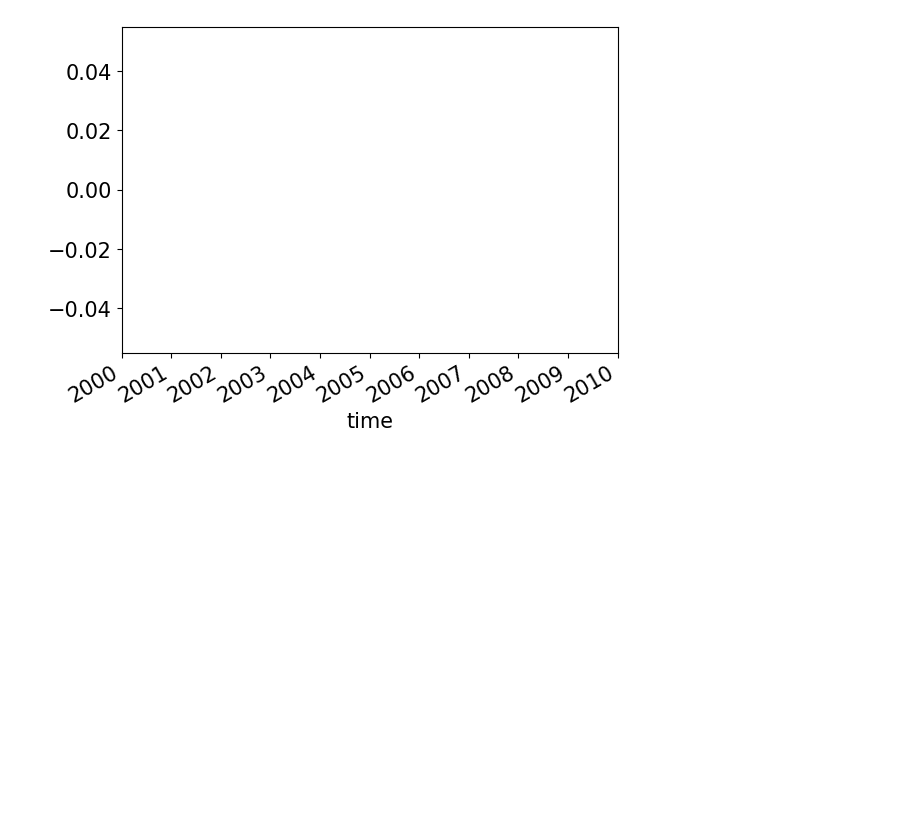
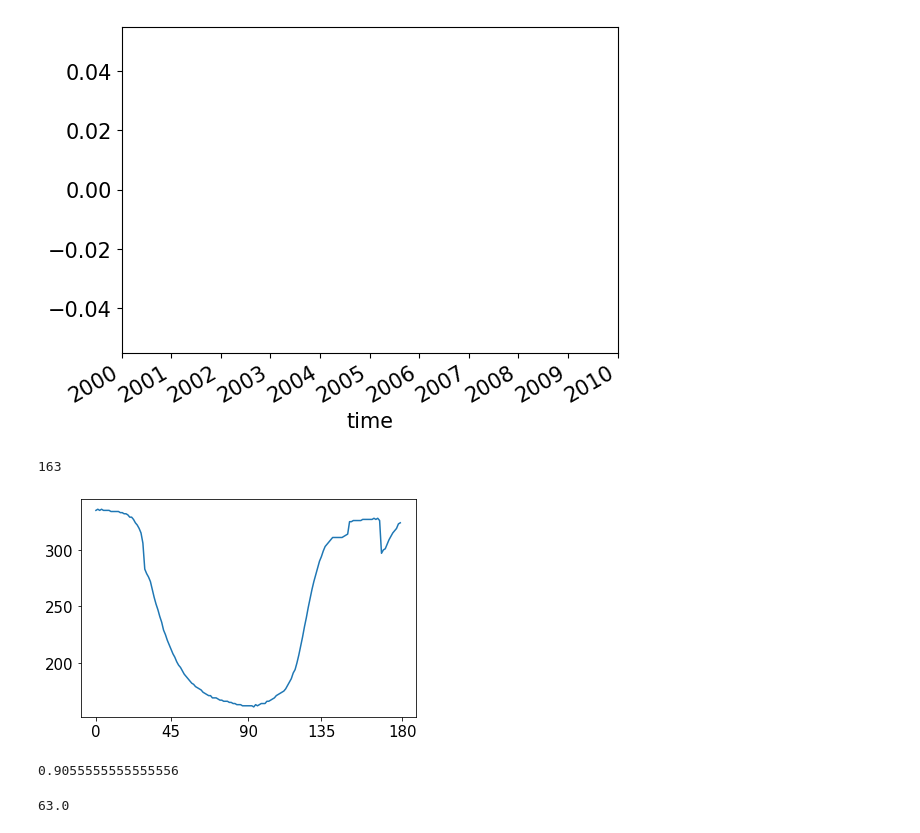
Before and after one commit to ODZ-UJF-AV-CR/Paper-AtmoHEAD2024, a Jupyter notebook: EFM.ipynb, the cells around one changed output. Saved outputs shown, nothing was run; the diff lists cells and outputs as text; code cells hidden in the pictures; blank space fills up the shorter version.

```diff
--- a/EFM.ipynb
+++ b/EFM.ipynb
@@ -1762,3 +1784,21 @@ dftd['prumer'].plot()
 # %% [output]
 <AxesSubplot: xlabel='time'>
 [figure]
+# %%
+time = pd.to_datetime('2024-06-27 04:00')
+timeend = pd.to_datetime('2024-06-27 04:00:00.5')
+#df.loc[time:timeend].iloc[:,2:165].reset_index(drop=True).T.plot(legend=None)
+plt.plot(df.loc[time:timeend].iloc[:,2:165].reset_index(drop=True).T)
+plt.xticks([0, int(163/4), int(163/2), int(163/4)*3, 163],[0,45,90,90+45,180])
+print(len(df.loc[time:timeend].iloc[:,2:165].reset_index(drop=True).T))
+# %% [output]
+163
+[figure, added]
+# %%
+163/180
+# %% [output]
+0.9055555555555556
+# %%
+70 * 0.9
+# %% [output]
+63.0
```
Also changed, not shown: parts of 9 cells of this notebook.
